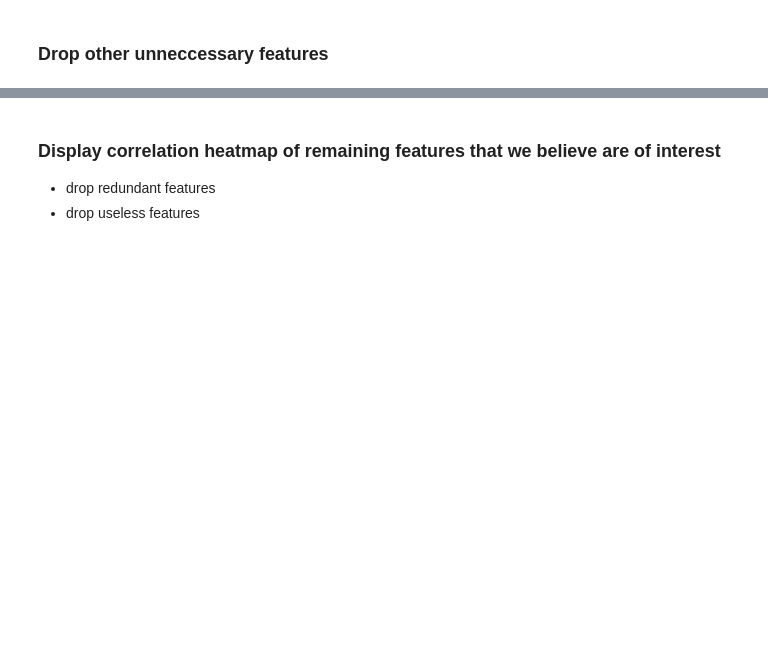
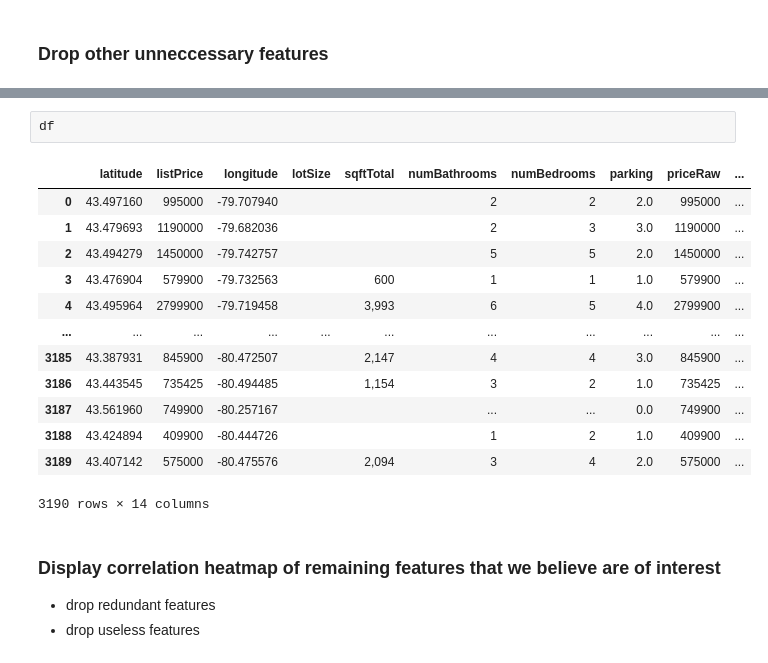
Before and after one commit to shahaansshah/3253-083_Group9, a Jupyter notebook: 3253_083_Group_9_Data_Analysis.ipynb, the cells around one changed output, grey strips where cells are left out. Saved outputs shown, nothing was run; the diff lists cells and outputs as text; blank space fills up the shorter version.

```diff
--- a/3253_083_Group_9_Data_Analysis.ipynb
+++ b/3253_083_Group_9_Data_Analysis.ipynb
@@ -189,3 +209,19 @@ ontario_housing_data
+# %%
+df
+# %% [output]
+|  | latitude | listPrice | longitude | lotSize | sqftTotal | numBathrooms | numBedrooms | parking | priceRaw | ... |
+| 0 | 43.497160 | 995000 | -79.707940 |  |  | 2 | 2 | 2.0 | 995000 | ... |
+| 1 | 43.479693 | 1190000 | -79.682036 |  |  | 2 | 3 | 3.0 | 1190000 | ... |
+| 2 | 43.494279 | 1450000 | -79.742757 |  |  | 5 | 5 | 2.0 | 1450000 | ... |
+| 3 | 43.476904 | 579900 | -79.732563 |  | 600 | 1 | 1 | 1.0 | 579900 | ... |
+| 4 | 43.495964 | 2799900 | -79.719458 |  | 3,993 | 6 | 5 | 4.0 | 2799900 | ... |
+| ... | ... | ... | ... | ... | ... | ... | ... | ... | ... | ... |
+| 3185 | 43.387931 | 845900 | -80.472507 |  | 2,147 | 4 | 4 | 3.0 | 845900 | ... |
+| 3186 | 43.443545 | 735425 | -80.494485 |  | 1,154 | 3 | 2 | 1.0 | 735425 | ... |
+| 3187 | 43.561960 | 749900 | -80.257167 |  |  | ... | ... | 0.0 | 749900 | ... |
+| 3188 | 43.424894 | 409900 | -80.444726 |  |  | 1 | 2 | 1.0 | 409900 | ... |
+| 3189 | 43.407142 | 575000 | -80.475576 |  | 2,094 | 3 | 4 | 2.0 | 575000 | ... |
+3190 rows × 14 columns
 # %% [markdown]
 ### Display correlation heatmap of remaining features that we believe are of interest
 - drop redundant features
```
Also changed, not shown: parts of 19 cells of this notebook.
